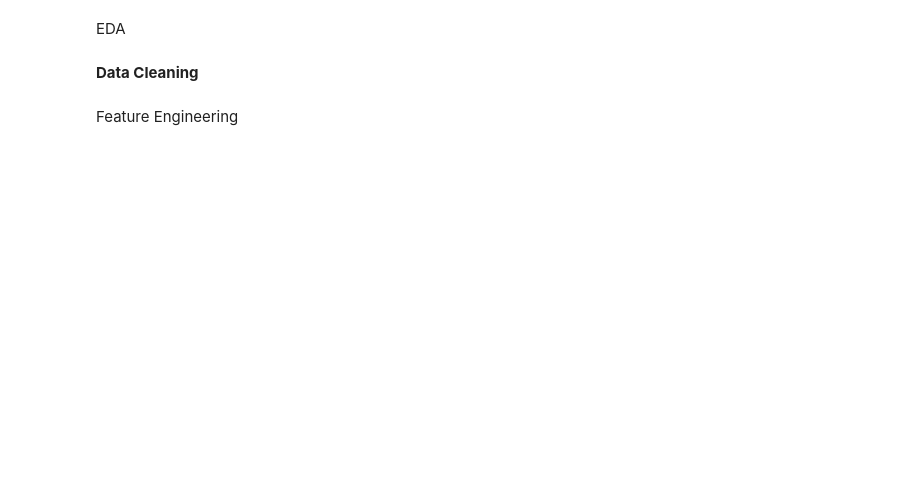
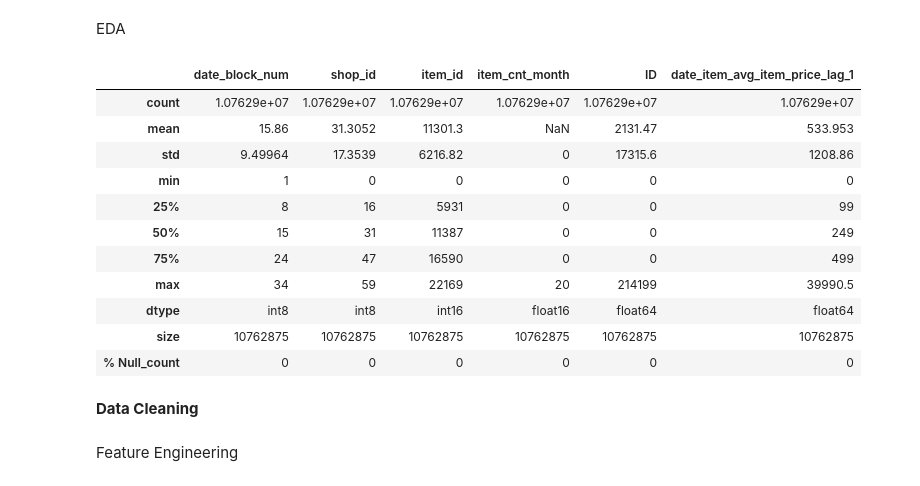
Before and after one commit to migai/Kag, a Jupyter notebook: ipynb_versions/Kaggle_Coursera_Final_Assignment_Andreas_v1.ipynb, the cells around one changed output. Saved outputs shown, nothing was run; the diff lists cells and outputs as text; code cells hidden in the pictures; blank space fills up the shorter version.

```diff
--- a/ipynb_versions/Kaggle_Coursera_Final_Assignment_Andreas_v1.ipynb
+++ b/ipynb_versions/Kaggle_Coursera_Final_Assignment_Andreas_v1.ipynb
@@ -351,11 +372,24 @@ submission.head()
 # %% [markdown]
 EDA
 # %%
-df1 = features.describe(include = 'all')
-df1.loc['dtype'] = features.dtypes
-df1.loc['size'] = len(features)
-df1.loc['% Null_count'] = features.isnull().mean()
+df1 = data.describe(include = 'all')
+df1.loc['dtype'] = data.dtypes
+df1.loc['size'] = len(data)
+df1.loc['% Null_count'] = data.isnull().mean()
 df1
+# %% [output]
+|  | date_block_num | shop_id | item_id | item_cnt_month | ID | date_item_avg_item_price_lag_1 |
+| count | 1.07629e+07 | 1.07629e+07 | 1.07629e+07 | 1.07629e+07 | 1.07629e+07 | 1.07629e+07 |
+| mean | 15.86 | 31.3052 | 11301.3 | NaN | 2131.47 | 533.953 |
+| std | 9.49964 | 17.3539 | 6216.82 | 0 | 17315.6 | 1208.86 |
+| min | 1 | 0 | 0 | 0 | 0 | 0 |
+| 25% | 8 | 16 | 5931 | 0 | 0 | 99 |
+| 50% | 15 | 31 | 11387 | 0 | 0 | 249 |
+| 75% | 24 | 47 | 16590 | 0 | 0 | 499 |
+| max | 34 | 59 | 22169 | 20 | 214199 | 39990.5 |
+| dtype | int8 | int8 | int16 | float16 | float64 | float64 |
+| size | 10762875 | 10762875 | 10762875 | 10762875 | 10762875 | 10762875 |
+| % Null_count | 0 | 0 | 0 | 0 | 0 | 0 |
 # %% [markdown]
 **Data Cleaning**
 # %%
```
Also changed, not shown: parts of 10 cells of this notebook.
